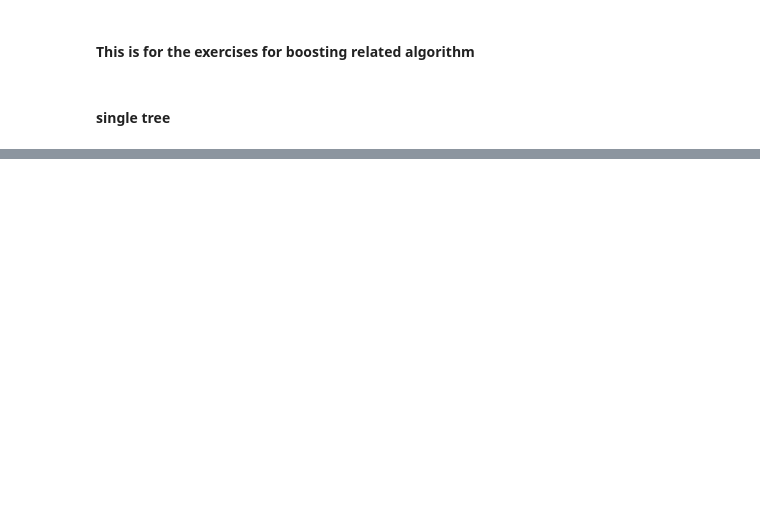
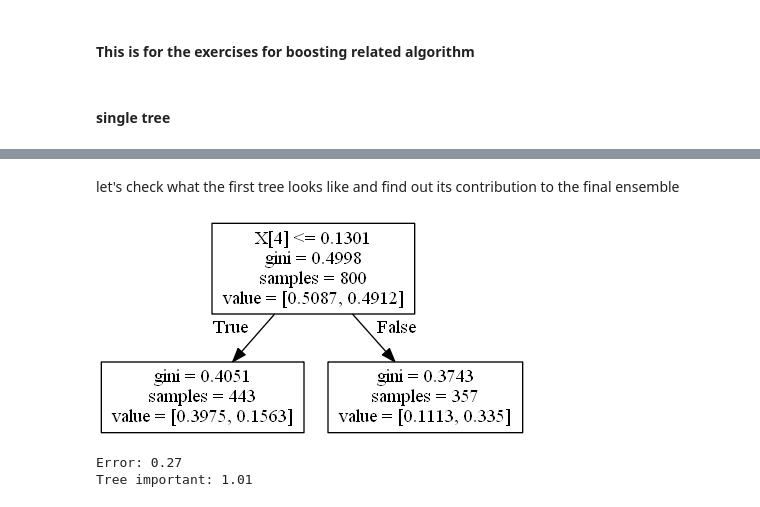
Before and after one commit to phuang7008/machine_learning, a Jupyter notebook: boost_tests.ipynb, the cells around one changed output, grey strips where cells are left out. Cells and saved outputs as stored; diff of their text form; code cells hidden in the pictures; blank space fills up the shorter version.

```diff
--- a/boost_tests.ipynb
+++ b/boost_tests.ipynb
@@ -41,0 +80,23 @@ Number of nodes created: 151
+# %%
+adaboost = AdaBoostClassifier(
+        base_estimator=DecisionTreeClassifier(max_depth=1),
+        algorithm='SAMME',
+        n_estimators=1000,
+        random_state=123)
+
+# train classifier and make prediction
+adaboost.fit(X_train, y_train)
+y_pred = adaboost.predict(X_test)
+y_pred_prob = adaboost.predict_proba(X_test)
+
+# evaluation
+accuracy = accuracy_score(y_pred, y_test)
+logloss = log_loss(y_test, y_pred_prob)
+
+print("Adaboost accuracy: {0:.2f}".format(accuracy))
+print("Adaboost log loss: {0:.2f}".format(logloss))
+
+# view details
+print("y_test label: ", y_test[:15,])
+print("y_pred label: ", y_pred[:15,])
+print("y prediction probability: \n", y_pred_prob[:5,])
@@ -41,0 +114,25 @@ Number of nodes created: 151
+# %% [markdown]
+let's check what the first tree looks like and find out its contribution to the final ensemble
+# %%
+ada_t1 = adaboost.estimators_[0]
+ada_t1_viz_file = 'ada_t1.dot'
+ada_t1_png_file = 'ada_t1.png'
+
+# create visualization
+export_graphviz(ada_t1, out_file=ada_t1_viz_file)
+
+# convert to PNG
+command = ['dot', '-Tpng', ada_t1_viz_file, '-o', ada_t1_png_file]
+subprocess.check_call(command, shell=True)
+
+# viewing
+Image(ada_t1_png_file)
+# %% [output]
+[figure, added]
+# %%
+# print first estimator's error
+print("Error: {0:.2f}".format(adaboost.estimator_errors_[0]))
+print("Tree important: {0:.2f}".format(adaboost.estimator_weights_[0]))
+# %% [output]
+Error: 0.27
+Tree important: 1.01
```
Also changed, not shown: parts of 12 cells of this notebook.
